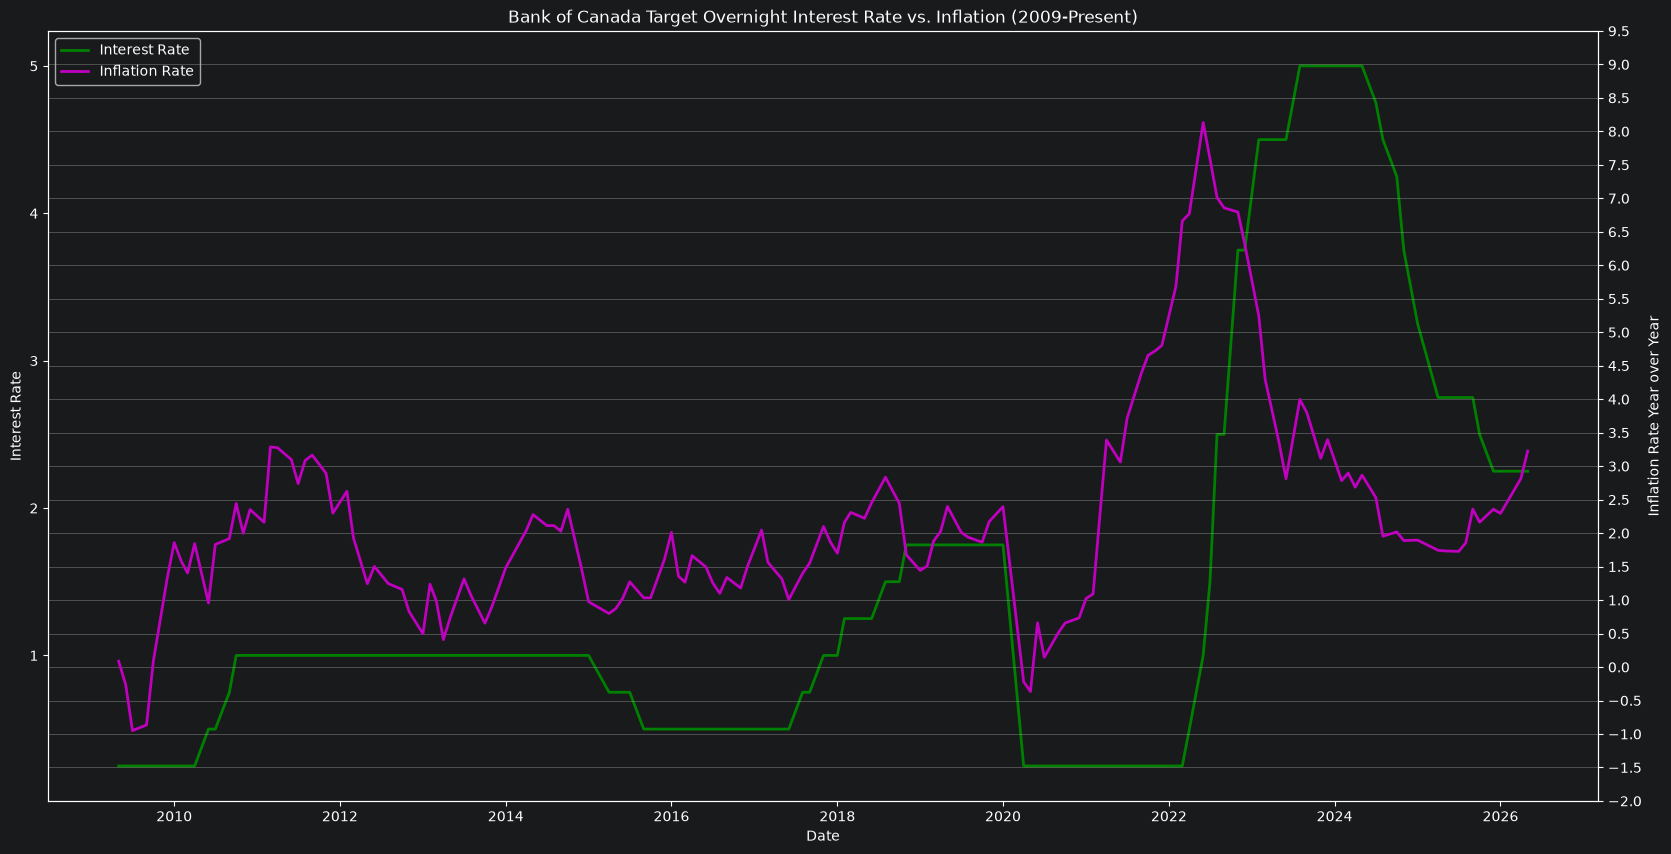
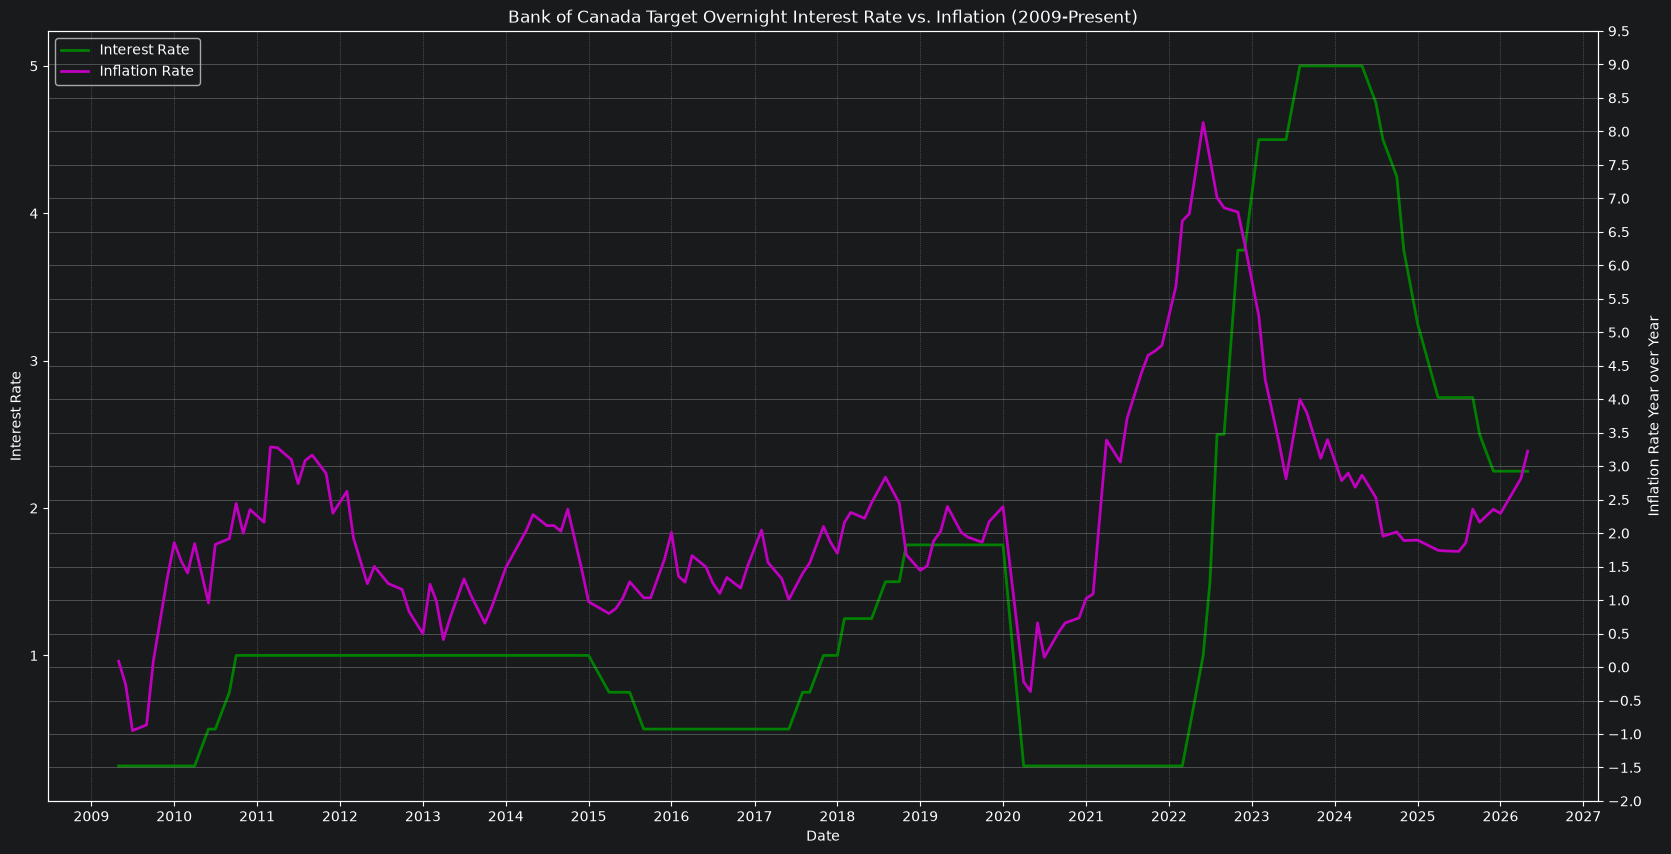
The notebook cell's code change between the first figure and the second:
--- before
+++ after
@@ -3,4 +3,7 @@
 # Interest Rate Line
 ax1.set_xlabel("Date")
+ax1.xaxis.set_major_locator(mdates.YearLocator())
+ax1.xaxis.set_major_formatter(mdates.DateFormatter('%Y'))
+ax1.grid(True, which='major', axis='x', linestyle=':', alpha=0.6)
 ax1.plot(cpi_inflation_interest["Date"], cpi_inflation_interest["Interest Rate"], color='g', linewidth='2', label="Interest Rate")
 ax1.set_ylabel("Interest Rate")

Commit: added major x axis ticks